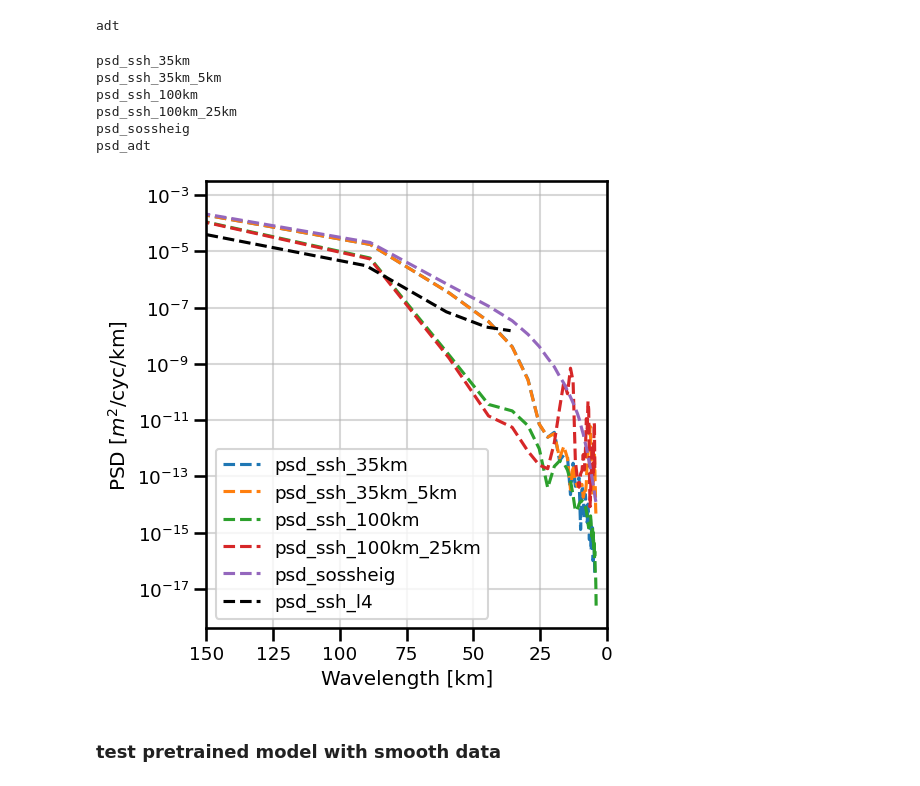
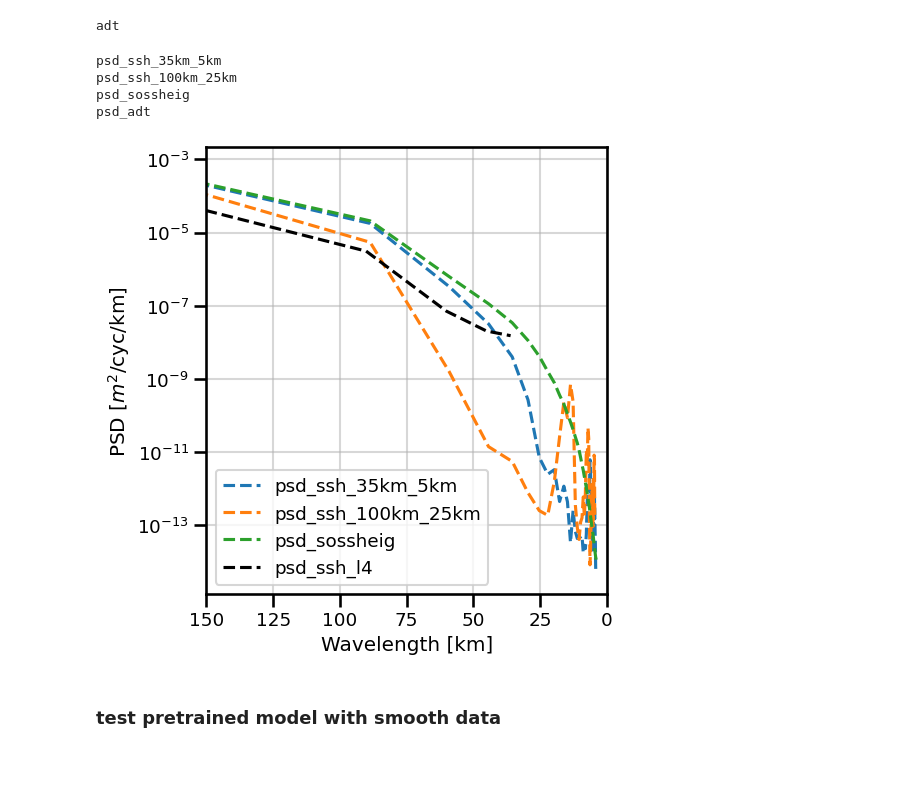
Before and after one commit to aelaouni/mldrop_notebooks, a Jupyter notebook: mldrop_05_dec.ipynb, the cells around one changed output. Drawn from its saved outputs; the diff is of its cells as text; code cells hidden in the pictures.

```diff
--- a/mldrop_05_dec.ipynb
+++ b/mldrop_05_dec.ipynb
@@ -159,7 +159,8 @@ plt.rcParams["figure.figsize"] = [5.50, 5.50]
 f, (ax1) = plt.subplots(1,1, sharey=True)
 
 
-tocheck=['psd_ssh_35km','psd_ssh_35km_5km','psd_ssh_100km','psd_ssh_100km_25km','psd_sossheig']
+tocheck=['psd_ssh_35km_5km','psd_ssh_100km_25km','psd_sossheig']
+#tocheck=['psd_ssh_35km','psd_ssh_35km_5km','psd_ssh_100km','psd_ssh_100km_25km','psd_sossheig']
 
 for i in tocheck:
     print(i)
@@ -179,36 +180,34 @@ for i in tocheck:
 
 tocheck=['psd_adt']#, 'psd_analysis_error']
 
 
 
 for i in tocheck:
     print(i)
 
     mini1=np.where(L4[i]==L4[i].values.min())[0][0]
     ax1.plot(1/L4[i]['freq_lon'+i[3:]][0:mini1]*111,L4[i][0:mini1], 'k--',label='psd_ssh_l4')
 
 
 
 ax1.set_ylabel('PSD [$m^2$/cyc/km]')
 ax1.set_xlabel('Wavelength [km]')
 ax1.grid(which="both", alpha=0.5)
 ax1.legend()
 ax1.set_yscale('log')
 ax1.set_xlim([0, 150])
 ax1.invert_xaxis()
 ymin, ymax = ax1.get_ylim()
 #ax1.set_ylim([0.00000000001, 1])
 
 plt.tight_layout()
 plt.show()
 # %% [output]
-psd_ssh_35km
 psd_ssh_35km_5km
-psd_ssh_100km
 psd_ssh_100km_25km
 psd_sossheig
 psd_adt
-[figure, old version]
+[figure, new version]
 # %%
 L4_1k =L4.interp(lat=eNATL.lat, lon=eNATL.lon)
 # %% [markdown]
```
